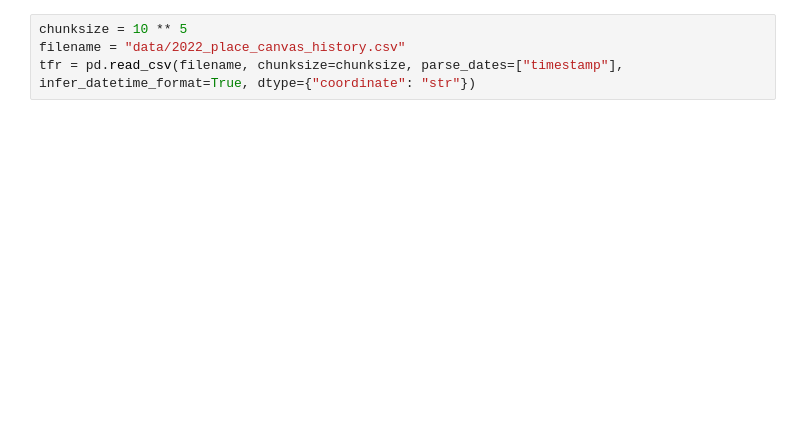
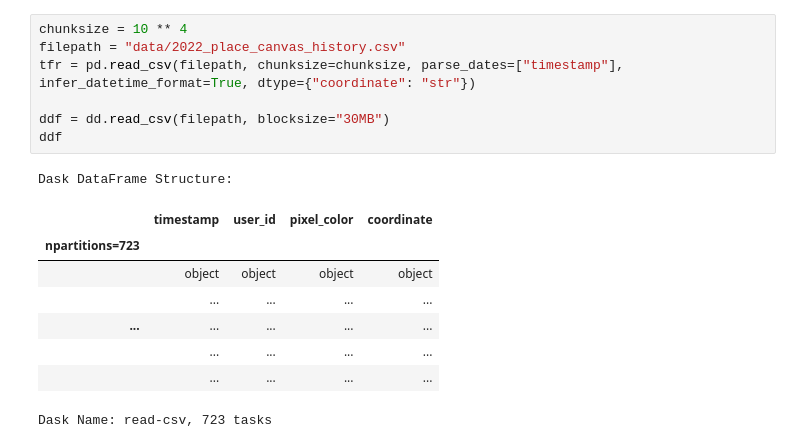
Before and after one commit to gabeklavans/place-analysis, a Jupyter notebook: scratch.ipynb, the cells around one changed output. Saved outputs shown, nothing was run; the diff lists cells and outputs as text; blank space fills up the shorter version.

```diff
--- a/scratch.ipynb
+++ b/scratch.ipynb
@@ -3,4 +8,17 @@ import pandas as pd
 # %%
-chunksize = 10 ** 5
-filename = "data/2022_place_canvas_history.csv"
-tfr = pd.read_csv(filename, chunksize=chunksize, parse_dates=["timestamp"], infer_datetime_format=True, dtype={"coordinate": "str"})
+chunksize = 10 ** 4
+filepath = "data/2022_place_canvas_history.csv"
+tfr = pd.read_csv(filepath, chunksize=chunksize, parse_dates=["timestamp"], infer_datetime_format=True, dtype={"coordinate": "str"})
+
+ddf = dd.read_csv(filepath, blocksize="30MB")
+ddf
+# %% [output]
+Dask DataFrame Structure:
+|  | timestamp | user_id | pixel_color | coordinate |
+| npartitions=723 |  |  |  |  |
+|  | object | object | object | object |
+|  | ... | ... | ... | ... |
+| ... | ... | ... | ... | ... |
+|  | ... | ... | ... | ... |
+|  | ... | ... | ... | ... |
+Dask Name: read-csv, 723 tasks
```
Also changed, not shown: parts of 12 cells of this notebook, 2 other files.
